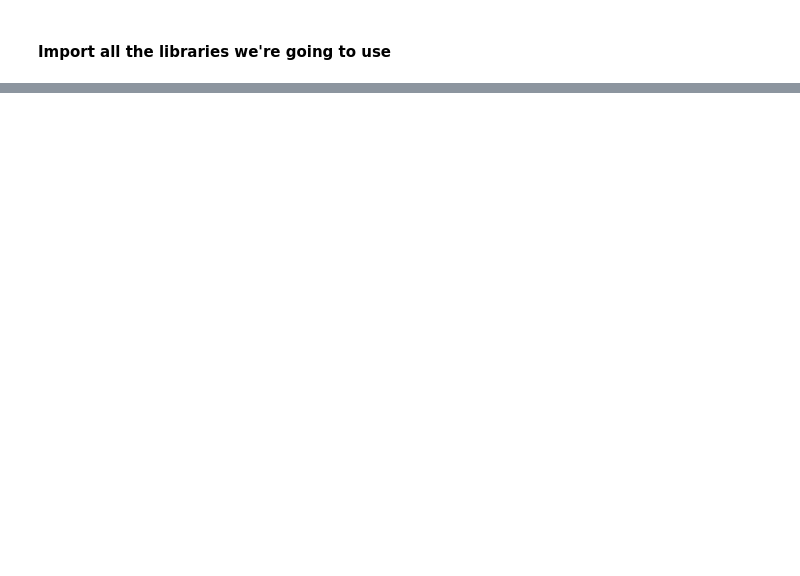
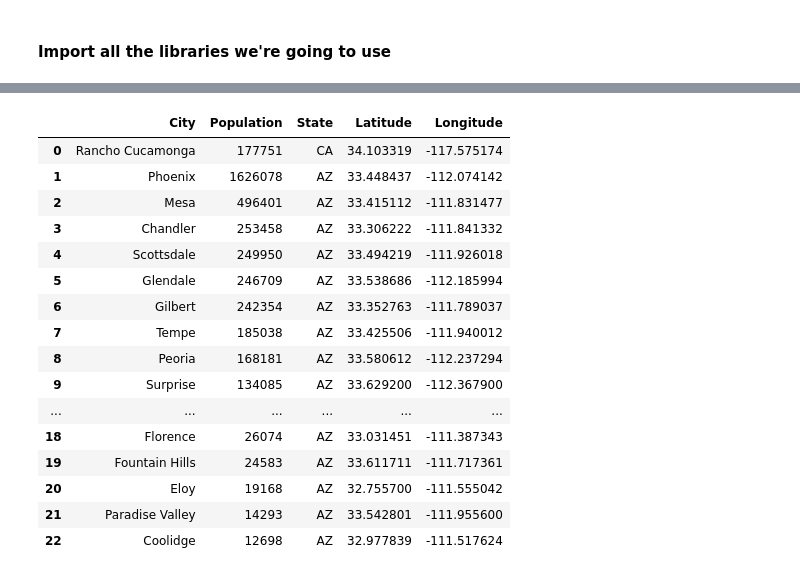
Before and after one commit to KyleStewartPhD/IBMcapstone, a Jupyter notebook: Capstone Project: Battle of the Neighbhorhoods.ipynb, the cells around one changed output, grey strips where cells are left out. Cells and saved outputs as stored; diff of their text form; code cells hidden in the pictures; blank space fills up the shorter version.

```diff
--- a/Capstone Project: Battle of the Neighbhorhoods.ipynb
+++ b/Capstone Project: Battle of the Neighbhorhoods.ipynb
@@ -104,0 +206,33 @@ Libraries imported.
+# %%
+#for some reason, geocorder gave wrong long/lat for a few cities:
+
+#Maricopa, AZ.  Real value: 33.0581° N, 112.0476° W
+cities.loc[ cities['City']=='Maricopa', ['Latitude']] = 33.0581
+cities.loc[ cities['City']=='Maricopa', ['Longitude']] = -112.0476
+
+#Surprise, AZ.  Real value: 33.6292° N, 112.3679° W
+cities.loc[ cities['City']=='Surprise', ['Latitude']] = 33.6292
+cities.loc[ cities['City']=='Surprise', ['Longitude']] = -112.3679
+
+cities
+
+#test_loc = geolocator.geocode('Maricopa, AZ')
+#print(test_loc.latitude, test_loc.longitude)
+# %% [output]
+|  | City | Population | State | Latitude | Longitude |
+| 0 | Rancho Cucamonga | 177751 | CA | 34.103319 | -117.575174 |
+| 1 | Phoenix | 1626078 | AZ | 33.448437 | -112.074142 |
+| 2 | Mesa | 496401 | AZ | 33.415112 | -111.831477 |
+| 3 | Chandler | 253458 | AZ | 33.306222 | -111.841332 |
+| 4 | Scottsdale | 249950 | AZ | 33.494219 | -111.926018 |
+| 5 | Glendale | 246709 | AZ | 33.538686 | -112.185994 |
+| 6 | Gilbert | 242354 | AZ | 33.352763 | -111.789037 |
+| 7 | Tempe | 185038 | AZ | 33.425506 | -111.940012 |
+| 8 | Peoria | 168181 | AZ | 33.580612 | -112.237294 |
+| 9 | Surprise | 134085 | AZ | 33.629200 | -112.367900 |
+| ... | ... | ... | ... | ... | ... |
+| 18 | Florence | 26074 | AZ | 33.031451 | -111.387343 |
+| 19 | Fountain Hills | 24583 | AZ | 33.611711 | -111.717361 |
+| 20 | Eloy | 19168 | AZ | 32.755700 | -111.555042 |
+| 21 | Paradise Valley | 14293 | AZ | 33.542801 | -111.955600 |
+| 22 | Coolidge | 12698 | AZ | 32.977839 | -111.517624 |
```
Also changed, not shown: parts of 36 cells of this notebook.
